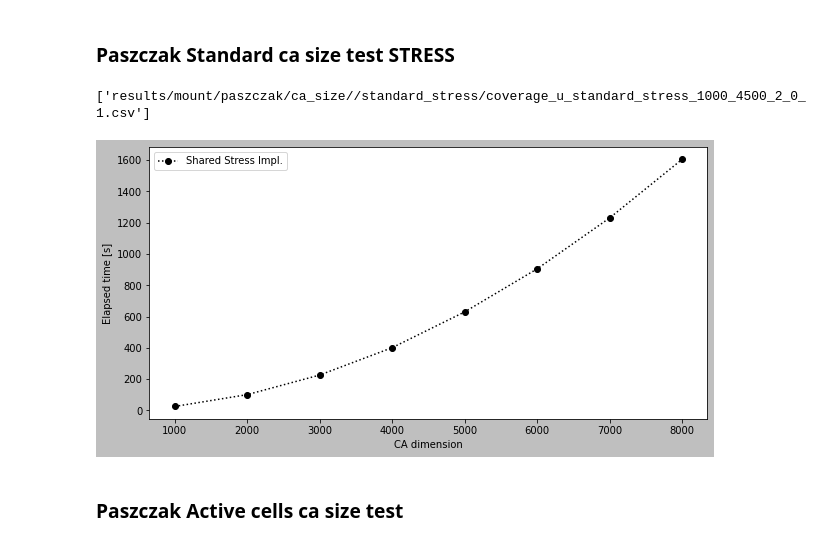
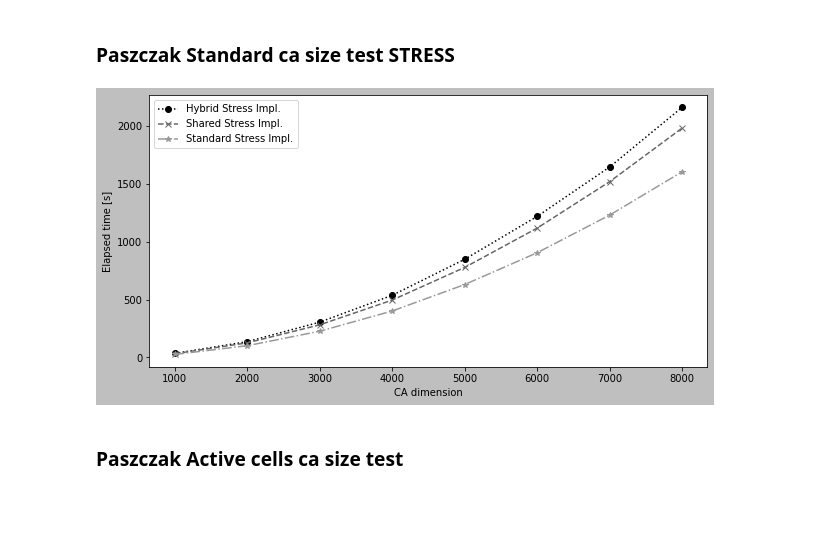
Before and after one commit to prenc/saturated-flow-thesis, a Jupyter notebook: notebooks/ca_size_comparison_charts.ipynb, the cells around one changed output. Cells and saved outputs as stored; diff of their text form; code cells hidden in the pictures; blank space fills up the shorter version.

```diff
--- a/notebooks/ca_size_comparison_charts.ipynb
+++ b/notebooks/ca_size_comparison_charts.ipynb
@@ -236,15 +230,14 @@ plt.savefig("charts/paszczak/standard.pdf")
 # %%
 df=read_ca_size_data(dir_path = "results/mount/paszczak/ca_size/", test_name="standard_stress")
 df = df.rename(columns={
      "u_hybrid_stress_": "Hybrid stress impl.",
-     "u_standard_stress_": "Shared stress impl.",
-     "u_shared_stress_": "Standard stress impl.",
+     "u_standard_stress_": "Standard stress impl.",
+     "u_shared_stress_": "Shared stress impl.",
 })
 create_ca_size_plot(df)
-plt.savefig("charts/paszczak/standard_stress.pdf")
+plt.savefig("charts/paszczak/ca_size/standard_stress.pdf")
 # %% [output]
-['results/mount/paszczak/ca_size//standard_stress/coverage_u_standard_stress_1000_4500_2_0_1.csv']
-[figure, old version]
+[figure, new version]
 # %% [markdown]
 ### Paszczak Active cells ca size test
 # %%
```
Also changed, not shown: parts of 17 cells of this notebook, 2 other files.
